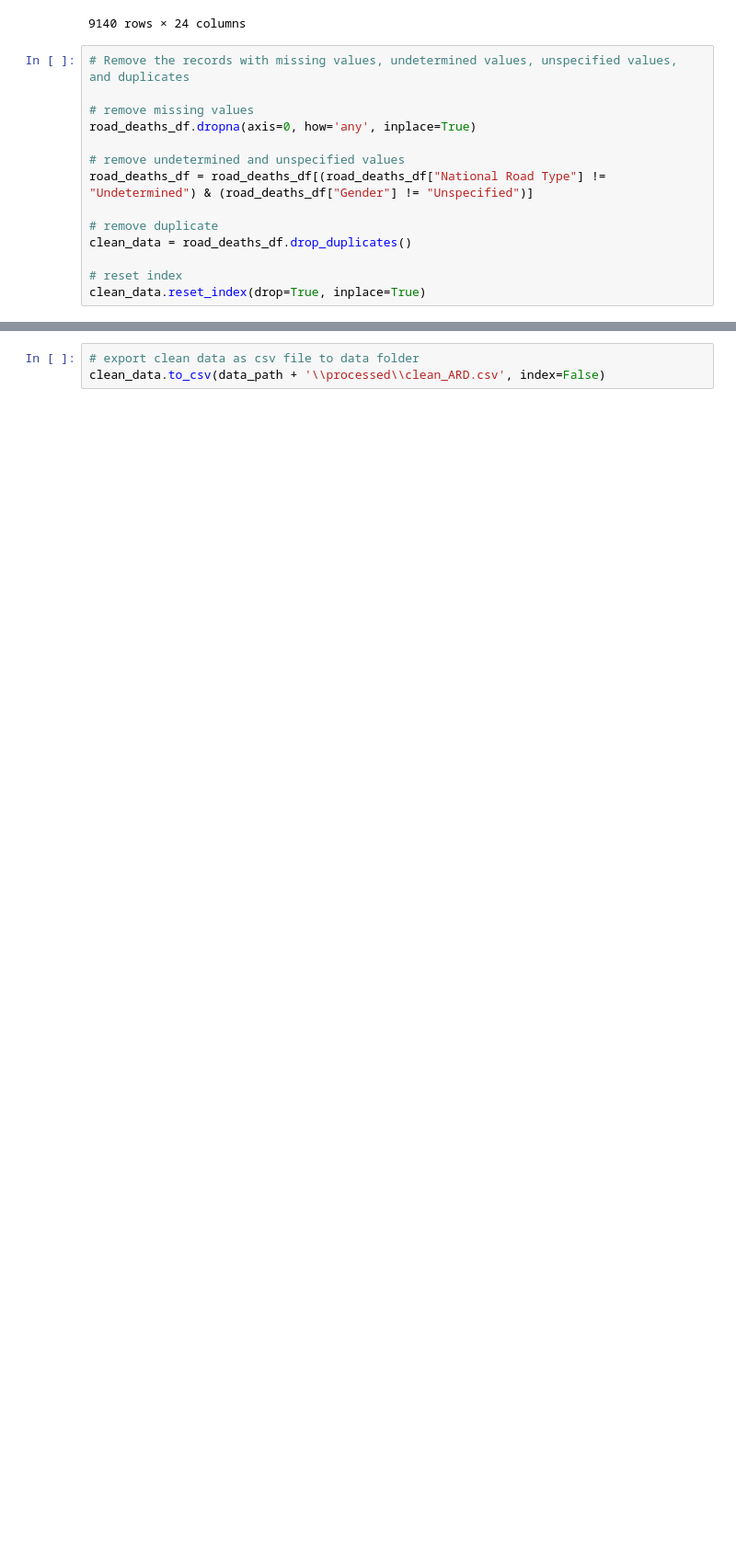
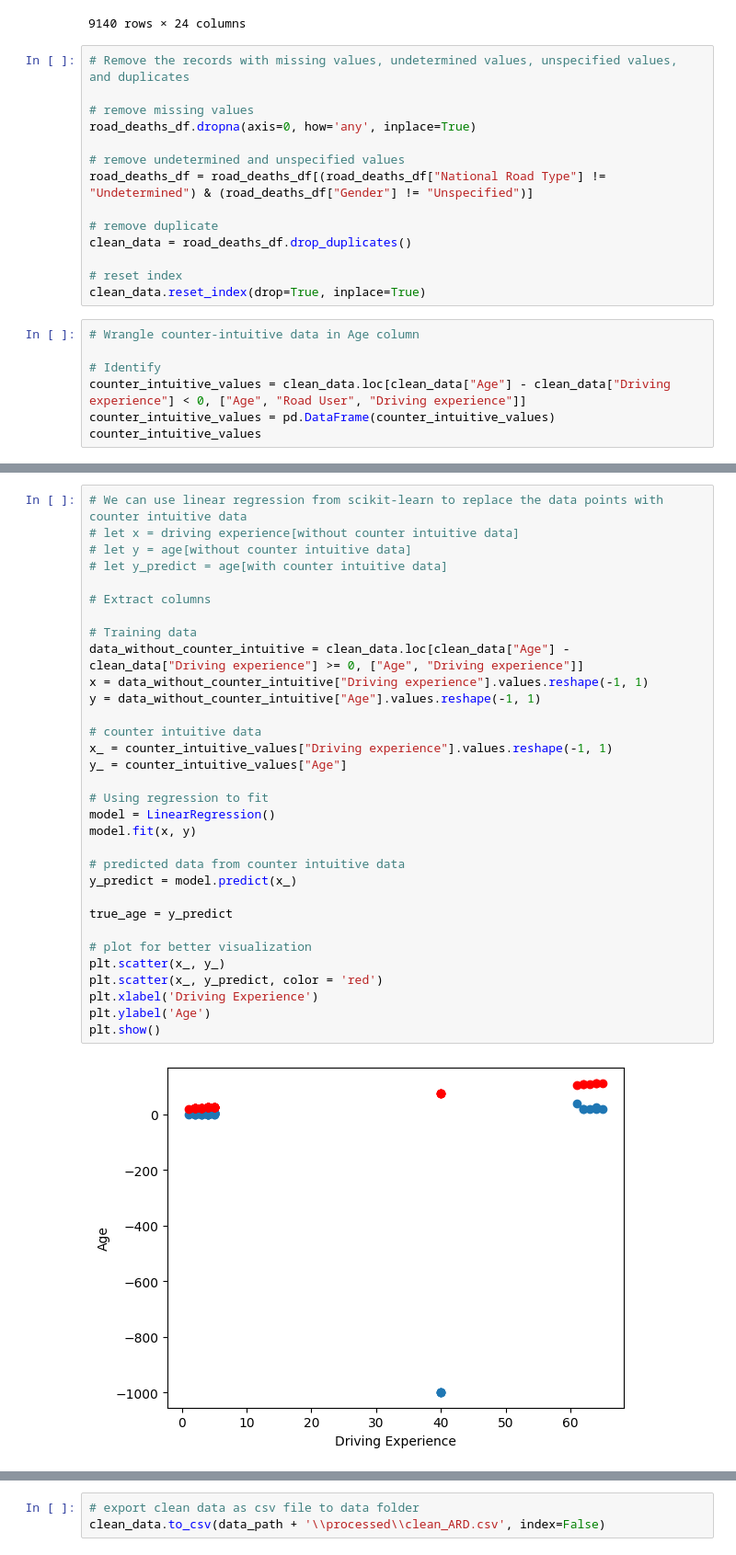
Before and after one commit to VincentNguyenDuc/ARDs, a Jupyter notebook: src/notebooks/preprocessing.ipynb, the cells around one changed output, grey strips where cells are left out. Shown at 92% size. Saved outputs shown, nothing was run; the diff lists cells and outputs as text; blank space fills up the shorter version.

Commit message:
dealing with counter-intuitive data

```diff
--- a/src/notebooks/preprocessing.ipynb
+++ b/src/notebooks/preprocessing.ipynb
@@ -74,3 +72,10 @@ clean_data = road_deaths_df.drop_duplicates()
 
 # reset index
 clean_data.reset_index(drop=True, inplace=True)
+# %%
+# Wrangle counter-intuitive data in Age column
+
+# Identify
+counter_intuitive_values = clean_data.loc[clean_data["Age"] - clean_data["Driving experience"] < 0, ["Age", "Road User", "Driving experience"]]
+counter_intuitive_values = pd.DataFrame(counter_intuitive_values)
+counter_intuitive_values
@@ -76,0 +109,34 @@ clean_data.reset_index(drop=True, inplace=True)
+# %%
+# We can use linear regression from scikit-learn to replace the data points with counter intuitive data
+# let x = driving experience[without counter intuitive data]
+# let y = age[without counter intuitive data]
+# let y_predict = age[with counter intuitive data]
+
+# Extract columns
+
+# Training data
+data_without_counter_intuitive = clean_data.loc[clean_data["Age"] - clean_data["Driving experience"] >= 0, ["Age", "Driving experience"]]
+x = data_without_counter_intuitive["Driving experience"].values.reshape(-1, 1)
+y = data_without_counter_intuitive["Age"].values.reshape(-1, 1)
+
+# counter intuitive data
+x_ = counter_intuitive_values["Driving experience"].values.reshape(-1, 1)
+y_ = counter_intuitive_values["Age"]
+
+# Using regression to fit
+model = LinearRegression()
+model.fit(x, y)
+
+# predicted data from counter intuitive data
+y_predict = model.predict(x_)
+
+true_age = y_predict
+
+# plot for better visualization
+plt.scatter(x_, y_)
+plt.scatter(x_, y_predict, color = 'red')
+plt.xlabel('Driving Experience')
+plt.ylabel('Age')
+plt.show()
+# %% [output]
+[figure, added]
```
Also changed, not shown: parts of 6 cells of this notebook, 5 other files.
